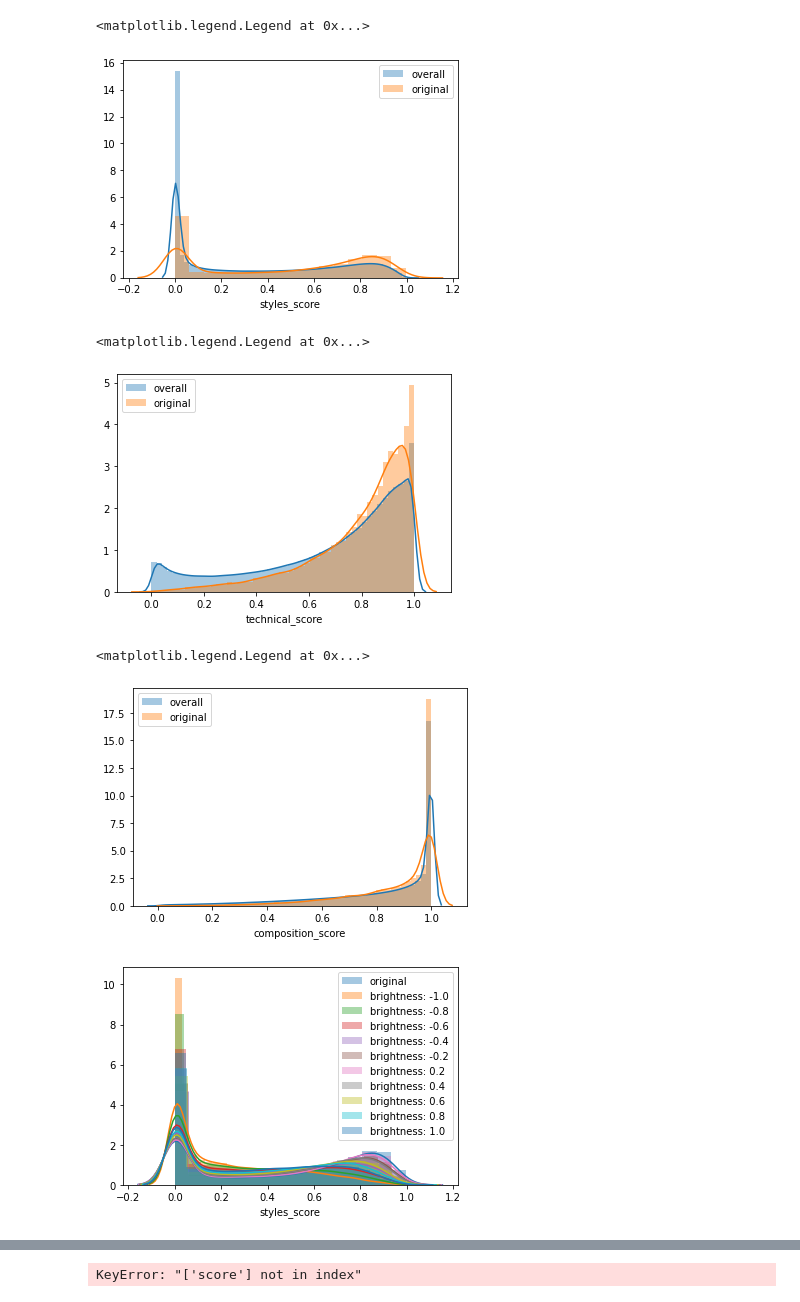
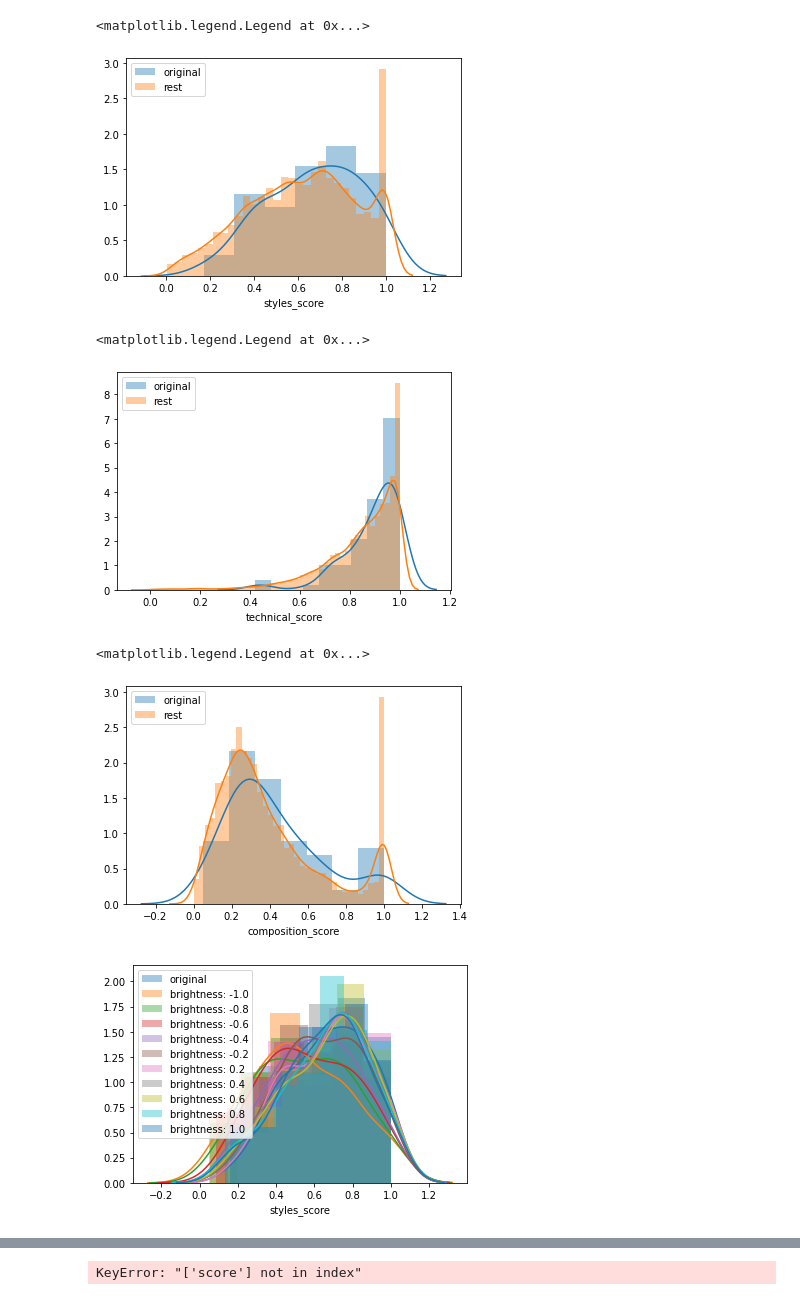
Before and after one commit to janpf/NIAA, a Jupyter notebook: analysis_code/SSMTIA_test.ipynb, the cells around one changed output, grey strips where cells are left out. Drawn from its saved outputs; the diff is of its cells as text; code cells hidden in the pictures.

Commit message:
better analysis

```diff
--- a/analysis_code/SSMTIA_test.ipynb
+++ b/analysis_code/SSMTIA_test.ipynb
@@ -40,0 +8,6 @@ df
+# %%
+df = pd.read_csv("analysis/not_uploaded/SSMTIA_mobilenet_test_scores_parsed.csv", nrows=10000000)
+
+df["score"] = (df["styles_score"] + df["technical_score"] + df["composition_score"])/3
+
+df
@@ -232,24 +234,24 @@ pd.concat(nsmall)
 # %%
-sns.distplot(df["styles_score"], label="overall")
 sns.distplot(df[df["parameter"] == "original"]["styles_score"], label="original")
+sns.distplot(df[df["parameter"] != "original"]["styles_score"], label="rest")
 plt.legend()
 # %% [output]
 <matplotlib.legend.Legend at 0x...>
-[figure, old version]
+[figure, new version]
 # %%
-sns.distplot(df["technical_score"], label="overall")
 sns.distplot(df[df["parameter"] == "original"]["technical_score"], label="original")
+sns.distplot(df[df["parameter"] != "original"]["technical_score"], label="rest")
 plt.legend()
 # %% [output]
 <matplotlib.legend.Legend at 0x...>
-[figure, old version]
+[figure, new version]
 # %%
-sns.distplot(df["composition_score"], label="overall")
 sns.distplot(df[df["parameter"] == "original"]["composition_score"], label="original")
+sns.distplot(df[df["parameter"] != "original"]["composition_score"], label="rest")
 plt.legend()
 # %% [output]
 <matplotlib.legend.Legend at 0x...>
-[figure, old version]
+[figure, new version]
 # %%
 def histogram_distortion(distortion:str, score:str):
     sns.distplot(df[df["parameter"] == "original"][score], label="original")
@@ -266,7 +268,7 @@ def violin_distortion(distortion:str, score:str): # FIXME defaults for shadows,
 # %%
 histogram_distortion("brightness", "styles_score")
 # %% [output]
-[figure, old version]
+[figure, new version]
 # %%
 histogram_distortion("jpeg_compression", "technical_score")
 # %% [output]
```
Also changed, not shown: parts of 24 cells of this notebook, 2 other files.
